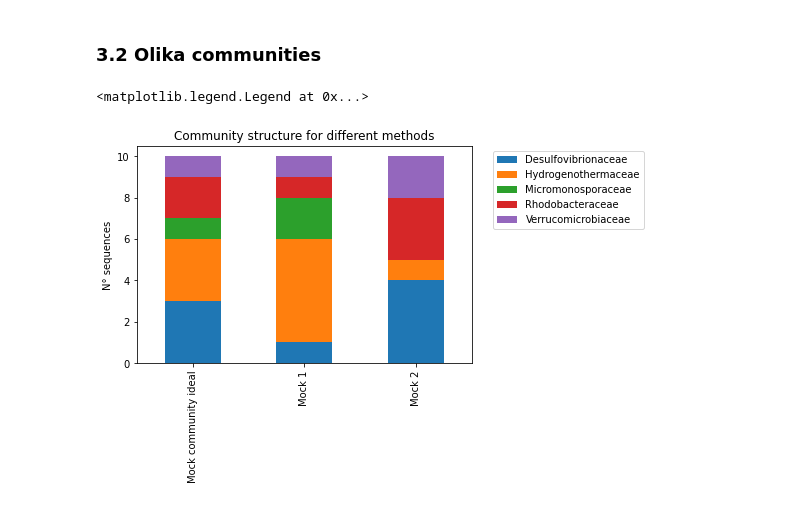
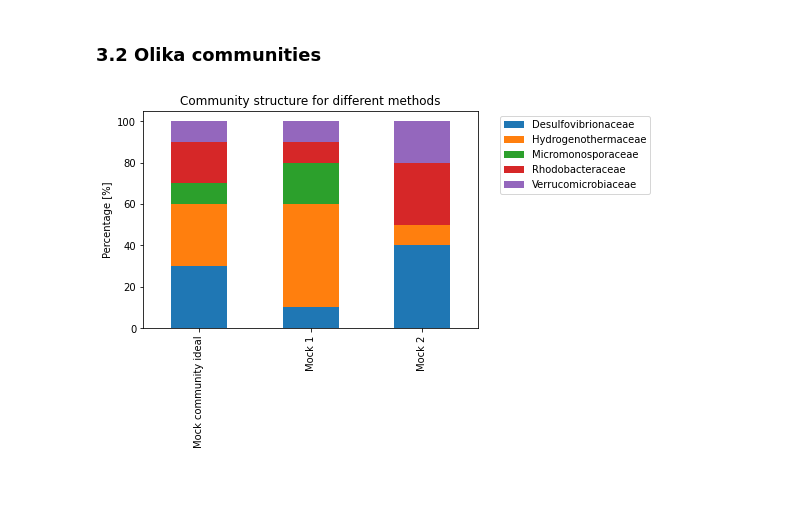
Before and after one commit to emblapersson/Applied-bioinformatics, a Jupyter notebook: Plot the results/Plots.ipynb, the cells around one changed output. Saved outputs shown, nothing was run; the diff lists cells and outputs as text; code cells hidden in the pictures.

Commit message:
Kört igenom skripten, ändrat plottarna så att de visar procent

```diff
--- a/Plot the results/Plots.ipynb
+++ b/Plot the results/Plots.ipynb
@@ -17,14 +17,14 @@ import pandas as pd
 # short_reads = pd.read_csv('Short_read.txt', sep=' ', names=['ID', 'Kingdom', 'Phylum', 'Class', 'Order', 'Family', 'Genus'], index_col='ID')
 # true_species = pd.read_csv('True_species.txt', sep=' ', names=['ID', 'Kingdom', 'Phylum', 'Class', 'Order', 'Family', 'Genus'], index_col='ID')
 
-long_reads = pd.read_csv('test_long_reads.txt', sep=',', index_col='ID')
-short_reads = pd.read_csv('test_short_reads.txt', sep=',', index_col='ID')
-true_species = pd.read_csv('test_true_taxonomy.txt', sep=',', index_col='ID')
+long_reads = pd.read_csv('Test data/test_long_reads.txt', sep=',', index_col='ID')
+short_reads = pd.read_csv('Test data/test_short_reads.txt', sep=',', index_col='ID')
+true_species = pd.read_csv('Test data/test_true_taxonomy.txt', sep=',', index_col='ID')
 # %%
 # Titta på olika community structures
-mock_community_structure = pd.read_csv('Data_plottar/Mock_community_structure.txt', sep=' ', names=['Kingdom', 'Phylum', 'Class', 'Order', 'Family', 'Genus'])
-mock_community_1 = pd.read_csv('Data_plottar/Mock_community_1.txt', sep=' ', names=['Kingdom', 'Phylum', 'Class', 'Order', 'Family', 'Genus'])
-mock_community_2 = pd.read_csv('Data_plottar/Mock_community_2.txt', sep=' ', names=['Kingdom', 'Phylum', 'Class', 'Order', 'Family', 'Genus'])
+mock_community_structure = pd.read_csv('Test data/Mock_community_structure.txt', sep=' ', names=['Kingdom', 'Phylum', 'Class', 'Order', 'Family', 'Genus'])
+mock_community_1 = pd.read_csv('Test data/Mock_community_1.txt', sep=' ', names=['Kingdom', 'Phylum', 'Class', 'Order', 'Family', 'Genus'])
+mock_community_2 = pd.read_csv('Test data/Mock_community_2.txt', sep=' ', names=['Kingdom', 'Phylum', 'Class', 'Order', 'Family', 'Genus'])
 # %% [markdown]
 ## 2. Titta på datan och beräkna statistik från den
 # %% [markdown]
@@ -127,9 +127,14 @@ correct_all_levels_long, class_levels_long = classification_stats(long_corrected
 
 # Sammanställ dem till ett dataset
 samples = ['Long reads', 'Short reads']
-
 all_levels = pd.concat([correct_all_levels_long, correct_all_levels_short], axis=1)
 all_levels.columns = samples
-
 class_levels = pd.concat([class_levels_long, class_levels_short])
 class_levels.index = samples
+
+# Skapa ytterligare ett dataset där siffrorna anges i procent
+all_levels_ratio = all_levels.copy(deep=True)
+class_levels_ratio = class_levels.copy(deep=True)
+for sample in range(len(samples)):
+    class_levels_ratio.iloc[sample,:] /= class_levels.iloc[sample,:].sum()
+    all_levels_ratio.iloc[:, sample] /= class_levels.iloc[sample,:].sum()
@@ -222,6 +178,11 @@ mock_community_2_organisms = find_organisms(mock_community_2)
 # Slå samman dataseten till ett stort, och definiera deras index som deras namn
 communities = pd.concat([mock_community_structure_organisms, mock_community_1_organisms, mock_community_2_organisms])
 communities.index = ['Mock community ideal', 'Mock 1', 'Mock 2']
+
+# Skapa ytterligare ett dataset där siffrorna anges i procent
+communities_ratio = communities.copy(deep=True)
+for sample in range(len(samples)+1):
+    communities_ratio.iloc[sample,:] /= communities.iloc[sample,:].sum()
 # %% [markdown]
 ## 3. Plotta resultaten
 # %% [markdown]
@@ -269,8 +229,9 @@ all_levels.plot(ylim=(0, ymax+0.1*ymax), grid=True, title='Number of sequences c
 # %%
 # Plotta strukturen på olika communities i förhållande till varandra
 fig, ax = plt.subplots()
-communities.plot(kind='bar', stacked=True, title='Community structure for different methods', ylabel='N° sequences', ax=ax)
+communities_ratio.plot(kind='bar', stacked=True, title='Community structure for different methods', ylabel='Percentage [%]', ax=ax)
+ax.set_yticklabels(['0', '20', '40', '60', '80', '100'])
 ax.legend(bbox_to_anchor=(1.05, 1.0), loc='upper left')
+plt.show()
 # %% [output]
-<matplotlib.legend.Legend at 0x...>
-[figure, old version]
+[figure, new version]
```
Also changed, not shown: parts of 6 cells of this notebook, 2 other files.
